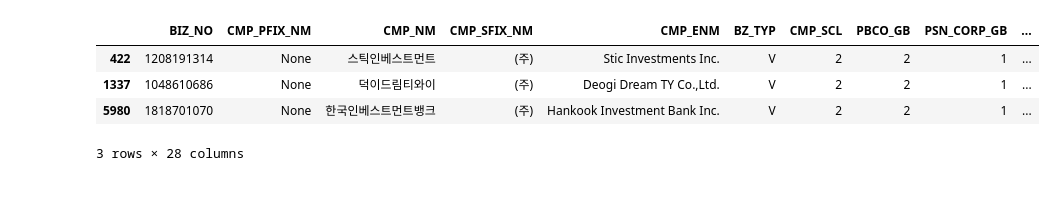
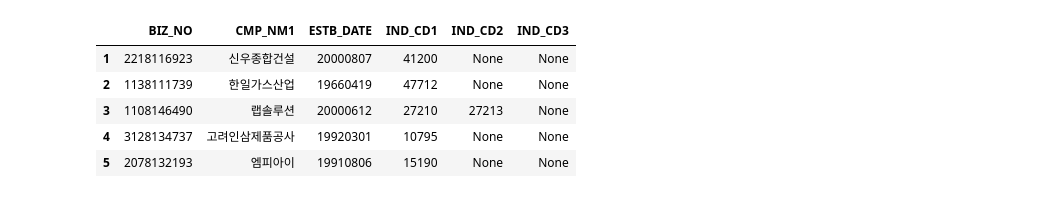
Before and after one commit to kwonwoobin/2022Sesac_1, a Jupyter notebook: numble/numble_data_preprocessing.ipynb, the cells around one changed output. Saved outputs shown, nothing was run; the diff lists cells and outputs as text; code cells hidden in the pictures.

```diff
--- a/numble/numble_data_preprocessing.ipynb
+++ b/numble/numble_data_preprocessing.ipynb
@@ -4,2 +17,3 @@ import pandas as pd
 # %%
-wb = openpyxl.load_workbook('./numble_data/휴폐업 중소법인 재무보유.xlsx')
+wb1 = openpyxl.load_workbook('./numble_data/휴폐업 중소법인 재무보유.xlsx')
+wb2 = openpyxl.load_workbook('./numble_data/액티브 중소법인 재무보유.xlsx', read_only=True)
@@ -8,3 +35,4 @@ sheet_1 = wb["기업개요"]
 # %%
-df = pd.DataFrame(sheet_1.values)
+sheet_active1_big = wb2['기업개요_외감']
+sheet_active1 = wb2['기업개요']
 # %%
@@ -22,3 +57,6 @@ df.head()
 # %%
-df[df.loc[:,'BZ_TYP']=='O']
+df_active = pd.DataFrame(sheet_active1.values)
+df_active.columns = df_active.iloc[0,:]
+df_active = df_active.iloc[1:,:]
+df_active.head()
 # %% [output]
@@ -43,9 +70,12 @@ df[df.loc[:,'BZ_TYP']=='O']
 # %%
-df[df.loc[:,'BZ_TYP']=='V']
+select_columns = ['BIZ_NO', 'CMP_NM1', 'ESTB_DATE', 'IND_CD1','IND_CD2','IND_CD3']
+df_select = df_active.loc[:, select_columns]
+df_select.head()
 # %% [output]
-|  | BIZ_NO | CMP_PFIX_NM | CMP_NM | CMP_SFIX_NM | CMP_ENM | BZ_TYP | CMP_SCL | PBCO_GB | PSN_CORP_GB | ... |
-| 422 | 1208191314 | None | 스틱인베스트먼트 | (주) | Stic Investments Inc. | V | 2 | 2 | 1 | ... |
-| 1337 | 1048610686 | None | 덕이드림티와이 | (주) | Deogi Dream TY Co.,Ltd. | V | 2 | 2 | 1 | ... |
-| 5980 | 1818701070 | None | 한국인베스트먼트뱅크 | (주) | Hankook Investment Bank Inc. | V | 2 | 2 | 1 | ... |
+|  | BIZ_NO | CMP_NM1 | ESTB_DATE | IND_CD1 | IND_CD2 | IND_CD3 |
+| 1 | 2218116923 | 신우종합건설 | 20000807 | 41200 | None | None |
+| 2 | 1138111739 | 한일가스산업 | 19660419 | 47712 | None | None |
+| 3 | 1108146490 | 랩솔루션 | 20000612 | 27210 | 27213 | None |
+| 4 | 3128134737 | 고려인삼제품공사 | 19920301 | 10795 | None | None |
+| 5 | 2078132193 | 엠피아이 | 19910806 | 15190 | None | None |
-3 rows × 28 columns
 # %%
```
Also changed, not shown: parts of 6 cells of this notebook.
